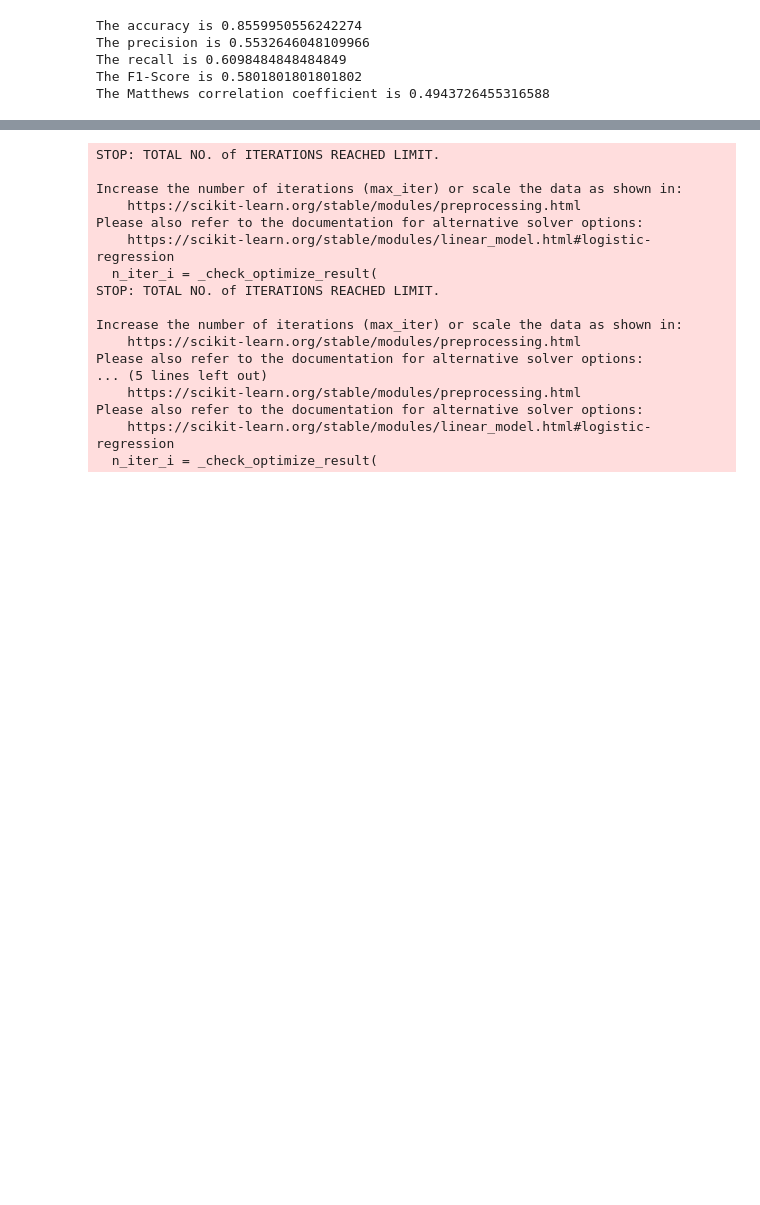
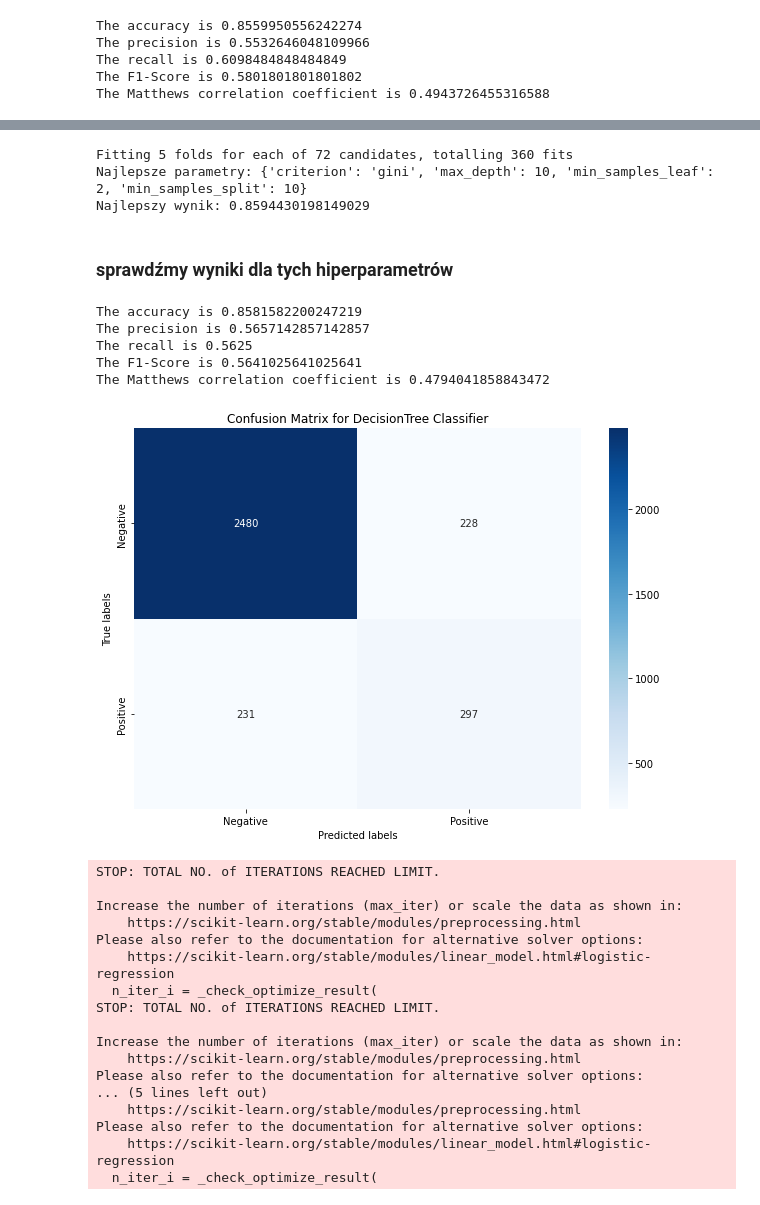
Before and after one commit to GabrielaMajstrak/ML-first-project, a Jupyter notebook: Projetk ML 1/ML_najnowsza_wersja.ipynb, the cells around one changed output, grey strips where cells are left out. Drawn from its saved outputs; the diff is of its cells as text; code cells hidden in the pictures; blank space fills up the shorter version.

```diff
--- a/Projetk ML 1/ML_najnowsza_wersja.ipynb
+++ b/Projetk ML 1/ML_najnowsza_wersja.ipynb
@@ -830,3 +898,67 @@ plt.show()
+# %%
+from sklearn.tree import DecisionTreeClassifier
+
+# Definicja modelu
+decision_tree = DecisionTreeClassifier()
+
+# Parametry do przetestowania
+param_grid = {
+    'max_depth': [None, 10, 20, 30],
+    'min_samples_split': [2, 5, 10],
+    'min_samples_leaf': [1, 2, 4],
+    'criterion': ['gini', 'entropy']
+}
+
+# Tworzenie GridSearchCV
+grid_search_dt = GridSearchCV(estimator=decision_tree, param_grid=param_grid, cv=5, n_jobs=-1, verbose=2)
+grid_search_dt.fit(X_train, y_train)
+
+# Najlepsze parametry i wynik
+print("Najlepsze parametry:", grid_search_dt.best_params_)
+print("Najlepszy wynik:", grid_search_dt.best_score_)
+# %% [output]
+Fitting 5 folds for each of 72 candidates, totalling 360 fits
+Najlepsze parametry: {'criterion': 'gini', 'max_depth': 10, 'min_samples_leaf': 2, 'min_samples_split': 10}
+Najlepszy wynik: 0.8594430198149029
+# %% [markdown]
+### sprawdźmy wyniki dla tych hiperparametrów
+# %%
+decision_tree = DecisionTreeClassifier(criterion='gini', max_depth=10, min_samples_leaf =2, min_samples_split=10)
+
+decision_tree.fit(X_train, y_train)
+
+y_pred = decision_tree.predict(X_test)
+
+acc = accuracy_score(y_test, y_pred)
+print("The accuracy is {}".format(acc))
+
+prec = precision_score(y_test, y_pred)
+print("The precision is {}".format(prec))
+
+rec = recall_score(y_test, y_pred)
+print("The recall is {}".format(rec))
+
+f1 = f1_score(y_test, y_pred)
+print("The F1-Score is {}".format(f1))
+
+MCC = matthews_corrcoef(y_test, y_pred)
+print("The Matthews correlation coefficient is {}".format(MCC))
+# %% [output]
+The accuracy is 0.8581582200247219
+The precision is 0.5657142857142857
+The recall is 0.5625
+The F1-Score is 0.5641025641025641
+The Matthews correlation coefficient is 0.4794041858843472
+# %%
+cm = confusion_matrix(y_test, y_pred)
+plt.figure(figsize=(10, 7))
+sns.heatmap(cm, annot=True, fmt='g', cmap='Blues', xticklabels=['Negative', 'Positive'], yticklabels=['Negative', 'Positive'])
+plt.xlabel('Predicted labels')
+plt.ylabel('True labels')
+plt.title('Confusion Matrix for DecisionTree Classifier')
+plt.show()
+# %% [output]
+[figure, added]
 # %%
 from sklearn.model_selection import KFold
 from sklearn.model_selection import cross_val_score
```
Also changed, not shown: parts of 40 cells of this notebook.
